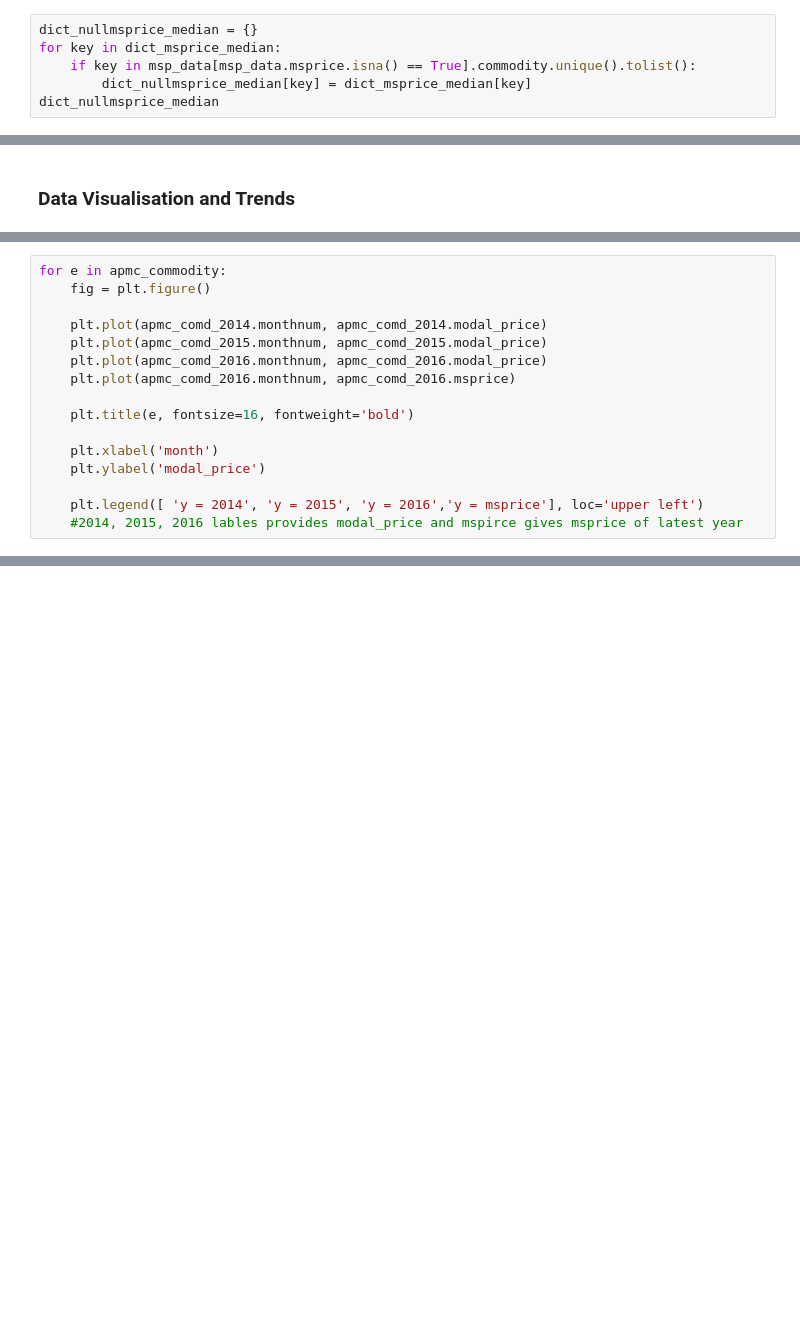
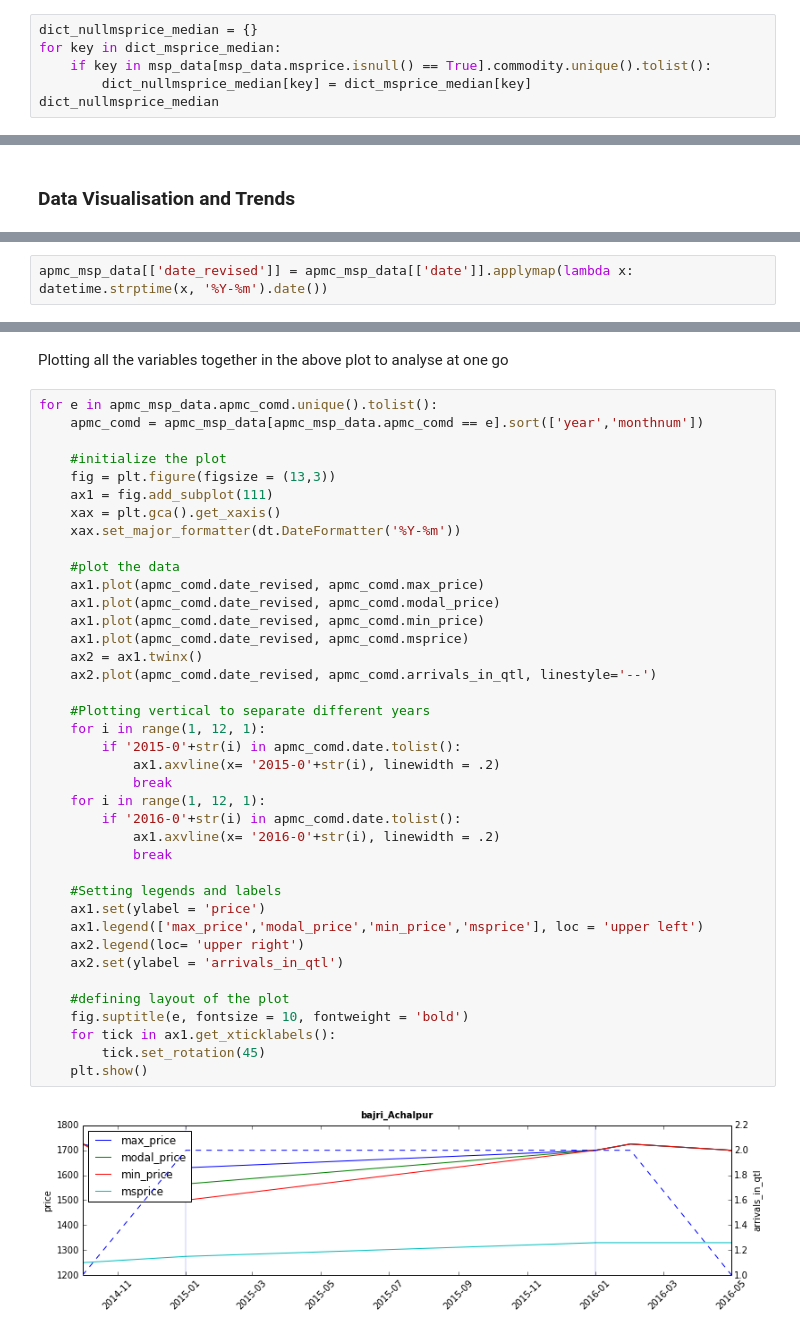
Before and after one commit to zenabbohra/DataScience_Projects, a Jupyter notebook: BeginnerLevel/Help_AG_Industry/AgIndustry_Maharashtra.ipynb, the cells around one changed output, grey strips where cells are left out. Cells and saved outputs as stored; diff of their text form; blank space fills up the shorter version.

```diff
--- a/BeginnerLevel/Help_AG_Industry/AgIndustry_Maharashtra.ipynb
+++ b/BeginnerLevel/Help_AG_Industry/AgIndustry_Maharashtra.ipynb
@@ -128,7 +140,7 @@ Lets create a dictionary with only the commodities which have missing values in
 # %%
 dict_nullmsprice_median = {}
 for key in dict_msprice_median:
-    if key in msp_data[msp_data.msprice.isna() == True].commodity.unique().tolist():
+    if key in msp_data[msp_data.msprice.isnull() == True].commodity.unique().tolist():
         dict_nullmsprice_median[key] = dict_msprice_median[key]
 dict_nullmsprice_median
 # %% [output]
@@ -315,16 +341,0 @@ for e in apmc_commodity:
-# %%
-for e in apmc_commodity:
-    fig = plt.figure()
-
-    plt.plot(apmc_comd_2014.monthnum, apmc_comd_2014.modal_price)
-    plt.plot(apmc_comd_2015.monthnum, apmc_comd_2015.modal_price)
-    plt.plot(apmc_comd_2016.monthnum, apmc_comd_2016.modal_price)
-    plt.plot(apmc_comd_2016.monthnum, apmc_comd_2016.msprice)
-
-    plt.title(e, fontsize=16, fontweight='bold')
-
-    plt.xlabel('month')
-    plt.ylabel('modal_price')
-
-    plt.legend([ 'y = 2014', 'y = 2015', 'y = 2016','y = msprice'], loc='upper left')
-    #2014, 2015, 2016 lables provides modal_price and mspirce gives msprice of latest year
@@ -338,0 +429,2 @@ for e in apmc_commodity:
+# %%
+apmc_msp_data[['date_revised']] = apmc_msp_data[['date']].applymap(lambda x: datetime.strptime(x, '%Y-%m').date())
@@ -338,0 +492,43 @@ for e in apmc_commodity:
+# %% [markdown]
+Plotting all the variables together in the above plot to analyse at one go
+# %%
+for e in apmc_msp_data.apmc_comd.unique().tolist():
+    apmc_comd = apmc_msp_data[apmc_msp_data.apmc_comd == e].sort(['year','monthnum'])
+
+    #initialize the plot
+    fig = plt.figure(figsize = (13,3))
+    ax1 = fig.add_subplot(111)
+    xax = plt.gca().get_xaxis()
+    xax.set_major_formatter(dt.DateFormatter('%Y-%m'))
+
+    #plot the data
+    ax1.plot(apmc_comd.date_revised, apmc_comd.max_price)
+    ax1.plot(apmc_comd.date_revised, apmc_comd.modal_price)
+    ax1.plot(apmc_comd.date_revised, apmc_comd.min_price)
+    ax1.plot(apmc_comd.date_revised, apmc_comd.msprice)
+    ax2 = ax1.twinx()
+    ax2.plot(apmc_comd.date_revised, apmc_comd.arrivals_in_qtl, linestyle='--')
+
+    #Plotting vertical to separate different years
+    for i in range(1, 12, 1):
+        if '2015-0'+str(i) in apmc_comd.date.tolist():
+            ax1.axvline(x= '2015-0'+str(i), linewidth = .2)
+            break
+    for i in range(1, 12, 1):
+        if '2016-0'+str(i) in apmc_comd.date.tolist():
+            ax1.axvline(x= '2016-0'+str(i), linewidth = .2)
+            break
+
+    #Setting legends and labels
+    ax1.set(ylabel = 'price')
+    ax1.legend(['max_price','modal_price','min_price','msprice'], loc = 'upper left')
+    ax2.legend(loc= 'upper right')
+    ax2.set(ylabel = 'arrivals_in_qtl')
+
+    #defining layout of the plot
+    fig.suptitle(e, fontsize = 10, fontweight = 'bold')
+    for tick in ax1.get_xticklabels():
+        tick.set_rotation(45)
+    plt.show()
+# %% [output]
+[figure, added]
```
Also changed, not shown: parts of 36 cells of this notebook, 3 other files.
